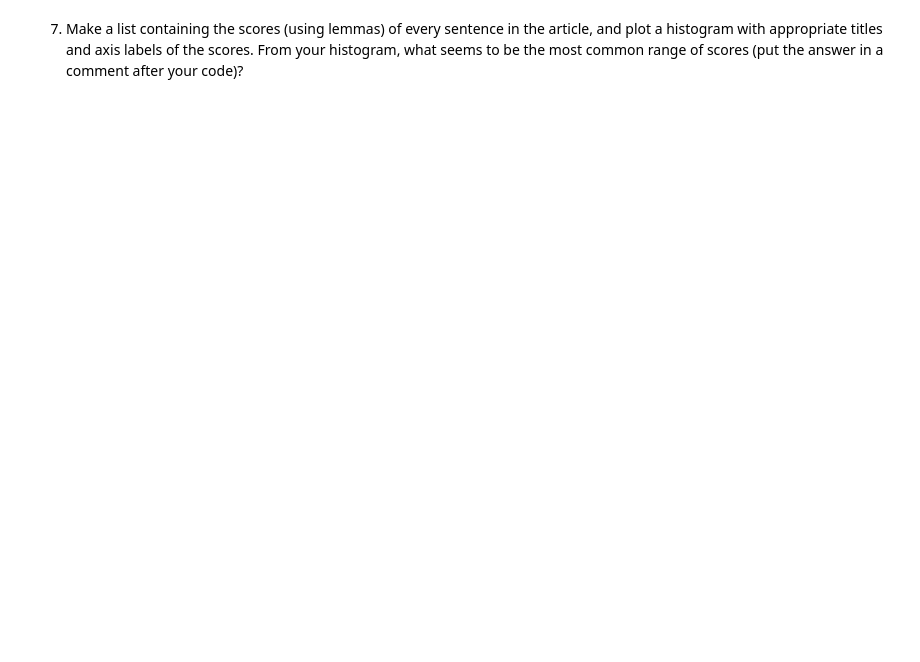
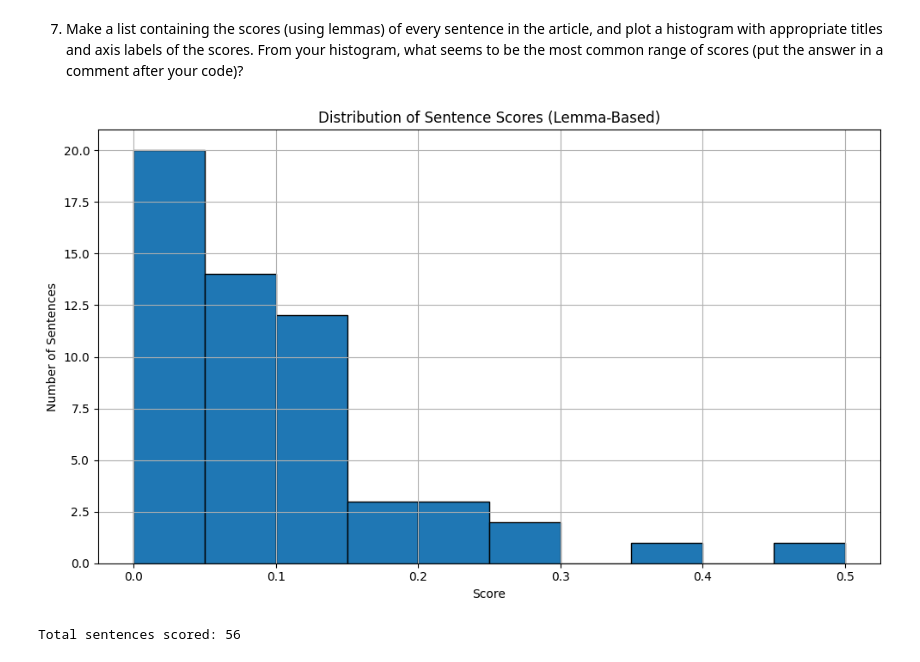
Before and after one commit to egbogbo11/web-scraping, a Jupyter notebook: web-scraping.ipynb, the cells around one changed output. Cells and saved outputs as stored; diff of their text form; code cells hidden in the pictures; blank space fills up the shorter version.

```diff
--- a/web-scraping.ipynb
+++ b/web-scraping.ipynb
@@ -65,4 +347,66 @@ You may find some of the code from the in class notes useful; feel free to use m
 # %% [markdown]
 7. Make a list containing the scores (using lemmas) of every sentence in the article, and plot a histogram with appropriate titles and axis labels of the scores.  From your histogram, what seems to be the most common range of scores (put the answer in a comment after your code)?
+# %%
+# Load spaCy
+nlp = spacy.load("en_core_web_sm")
+
+# Helper function to load article text
+def load_article_text(pkl_file: str) -> str:
+    with open(pkl_file, 'rb') as f:
+        html = pickle.load(f)
+    soup = BeautifulSoup(html, 'html.parser')
+    article = soup.find('article')
+    return article.get_text(separator=' ', strip=True) if article else ""
+
+# Get most common lemmas from article text
+def get_most_common_lemmas(text: str, n: int = 5):
+    doc = nlp(text)
+    lemmas = [
+        token.lemma_.lower()
+        for token in doc
+        if not token.is_stop and not token.is_punct and not token.is_space
+    ]
+    return [lemma for lemma, _ in Counter(lemmas).most_common(n)]
+
+# Score a sentence by frequency of interesting lemmas
+def score_sentence_by_lemma(sentence, interesting_lemmas):
+    doc = nlp(sentence)
+    token_count = sum(1 for token in doc if not token.is_punct and not token.is_space)
+    interesting_count = sum(1 for token in doc if token.lemma_.lower() in interesting_lemmas)
+    return interesting_count / token_count if token_count else 0
+
+# Main block
+if __name__ == '__main__':
+    article_path = "laser_headlights_article.pkl"
+    text = load_article_text(article_path)
+
+    if text:
+        # Get top 5 most frequent lemmas
+        top_lemmas = get_most_common_lemmas(text)
+
+        # Score each sentence in the article by lemmas
+        doc = nlp(text)
+        sentence_scores = [
+            score_sentence_by_lemma(sent.text, top_lemmas) for sent in doc.sents
+        ]
+
+        # Plot histogram
+        plt.figure(figsize=(10, 6))
+        plt.hist(sentence_scores, bins=10, edgecolor='black')
+        plt.title("Distribution of Sentence Scores (Lemma-Based)")
+        plt.xlabel("Score")
+        plt.ylabel("Number of Sentences")
+        plt.grid(True)
+        plt.tight_layout()
+        plt.show()
+
+        print(f"Total sentences scored: {len(sentence_scores)}")
+    else:
+        print("Failed to load article text.")
+
+# Most common score range appears to be between 0.0 and 0.1
+# %% [output]
+[figure, added]
+Total sentences scored: 56
 # %% [markdown]
 8. Which tokens and lexems would be ommitted from the lists generated in questions 3 and 4 if we only wanted to consider nouns as interesting words?  How might we change the code to only consider nouns? Put your answer in this Markdown cell (you can edit it by double clicking it).
```
Also changed, not shown: parts of 8 cells of this notebook, 2 other files.
